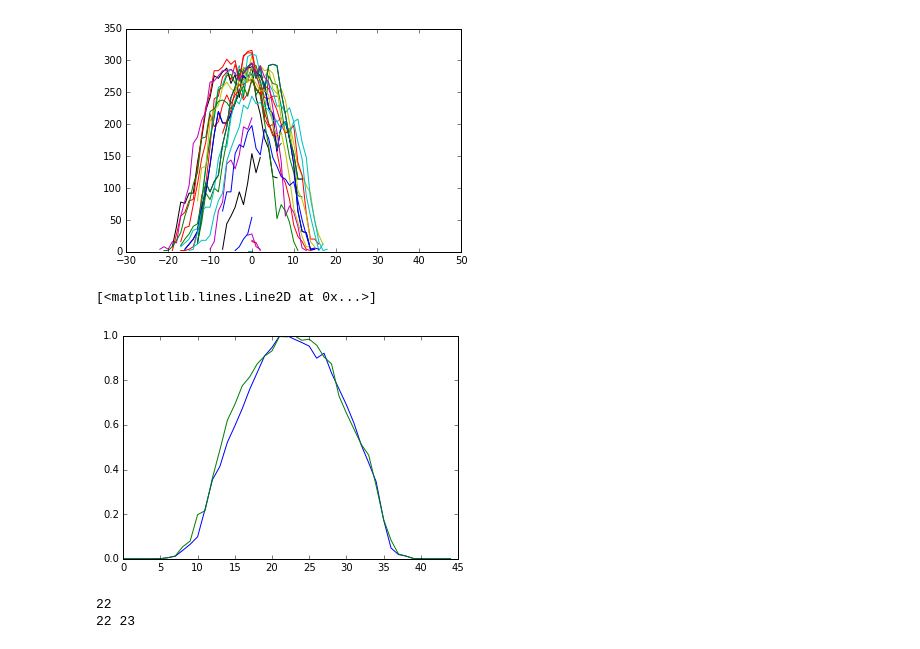
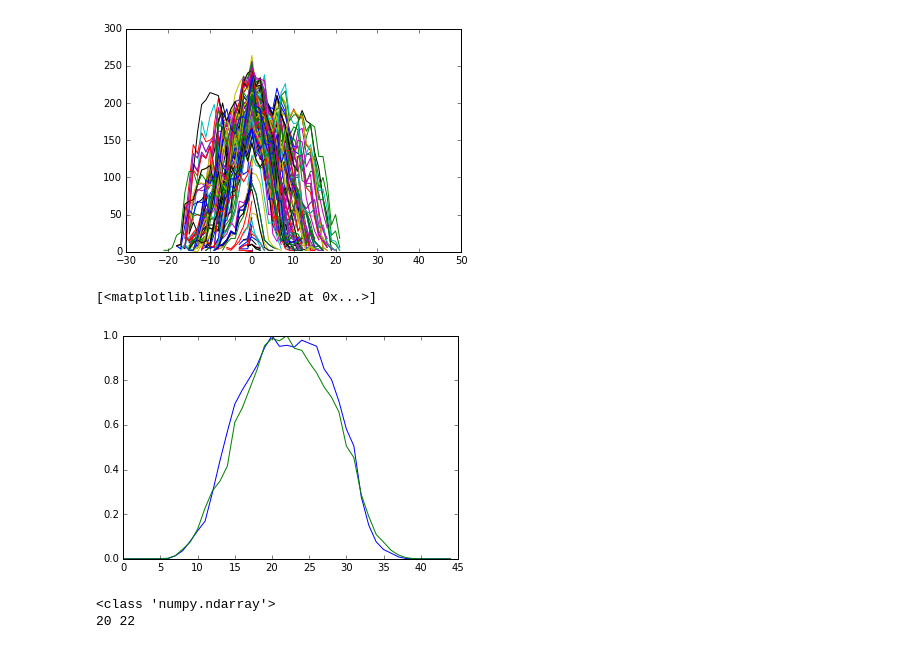
Before and after one commit to agaikova/owl, a Jupyter notebook: owl_stacy_clean.ipynb, the cells around one changed output. Saved outputs shown, nothing was run; the diff lists cells and outputs as text; code cells hidden in the pictures.

```diff
--- a/owl_stacy_clean.ipynb
+++ b/owl_stacy_clean.ipynb
@@ -11,7 +11,7 @@ time_per_val_testing = 0.5
 train_int = 45
 train_time = train_int*time_per_val_testing
 childhood = 20
-t_glasses_on = 20
+t_glasses_on = 200
 training1 = childhood+train_time
 glasses_on = training1+t_glasses_on
 training2 = glasses_on+train_time
@@ -87,8 +87,8 @@ with model:
     glasses2stim = nengo.Connection(glasses, stim[0], synapse = None)
 
     # Connecting a bunch of different ensembles
-    visual_raw = nengo.Ensemble(n_neurons=300, dimensions=3, intercepts = nengo.dists.Uniform(0.81,0.91))
-    auditory = nengo.Ensemble(n_neurons=200, dimensions = 2, intercepts = nengo.dists.Uniform(0.81,0.91))
+    visual_raw = nengo.Ensemble(n_neurons=300, dimensions=3, intercepts = nengo.dists.Uniform(0.87,1.0))
+    auditory = nengo.Ensemble(n_neurons=200, dimensions = 2, intercepts = nengo.dists.Uniform(0.87,1.0))
     stim2use_mod = nengo.Connection(stim, use_mod[0], synapse = None)
     glasses2use_mod = nengo.Connection(glasses, use_mod[1], synapse = None)
     use_mod2vis = nengo.Connection(use_mod, visual_raw[:2], function = convert_to_circle)
@@ -97,7 +97,7 @@ with model:
     # Error stuff
 
     error = nengo.Ensemble(n_neurons = 400, dimensions = 2) #error_fn, size_in = 4, size_out = 2)
-    visual_cor = nengo.Ensemble(n_neurons = 200, dimensions = 2, intercepts = nengo.dists.Uniform(0.81,0.91))
+    visual_cor = nengo.Ensemble(n_neurons = 200, dimensions = 2, intercepts = nengo.dists.Uniform(0.87,1.0))
     vis2vis = nengo.Connection(visual_raw[:2], visual_cor[:2],synapse = None, learning_rule_type = nengo.PES(learning_rate= 3e-4))
     #vis2vis.learning_rule_type = nengo.PES()
     #nengo.Connection(error, vis2vis.learning_rule)
@@ -108,9 +108,9 @@ with model:
     nengo.Connection(error, vis2vis.learning_rule)
 
     probe = nengo.Probe(visual_cor.neurons)
-    probe2 = nengo.Probe(visual_raw.neurons)
-    probe_usemod = nengo.Probe(use_mod)
-    probe_stim = nengo.Probe(stim)
+    #probe2 = nengo.Probe(visual_raw.neurons)
+    #probe_usemod = nengo.Probe(use_mod)
+    #probe_stim = nengo.Probe(stim)
 # %%
 sim = nengo.Simulator(model)
 sim.run(training2)
@@ -144,7 +141,7 @@ pylab.plot(stim_data)
 # vis_cor ensemble, both before and after learing (supposedly) happens
 # They are all plotted on the same graph because I'm lazy
 
-number_of_neurons = 40
+number_of_neurons = 200
 mean1_array = []
 mean2_array = []
 for i in range(number_of_neurons):
@@ -181,34 +178,34 @@ for i in range(number_of_neurons):
 
         l2 = ind2[0][0]
         r2 = ind2[-1][-1]
         ind2[:] = [(x-increment) for x in ind2]
         x_axis2 = np.transpose(ind2[-1])
 
         if mean1_activity[l:r].shape != x_axis1.shape:
             r += 1
             if mean1_activity[l:r].shape != x_axis1.shape:
                 i +=1
             else:
                 mean1_array.append(mean1_activity[l:r])
                 pylab.plot(x_axis1, mean1_activity[l:r])
 
         if mean2_activity[l2:r2].shape != x_axis2.shape:
             r2 +=1
             if mean2_activity[l2:r2].shape != x_axis2.shape:
                 i +=1
             else:
                 mean2_array.append(mean2_activity[l2:r2])
                 #pylab.plot(x_axis2, mean2_activity[l2:r2])
         elif mean1_activity[l:r].shape == x_axis1.shape and mean2_activity[l2:r2].shape == x_axis2.shape:
             mean1_array.append(mean1_activity[l:r])
             pylab.plot(x_axis1, mean1_activity[l:r])
 
             mean2_array.append(mean2_activity[l2:r2])
             #pylab.plot(x_axis2, mean2_activity[l2:r2])
         else:
             i+=1
 # %% [output]
-[figure, old version]
+[figure, new version]
 # %%
 # This function takes the average of those curves, which is stupidly annoying
 # to write since all the arrays appended were of different sizes
@@ -267,16 +265,35 @@ data2 = take_average(mean2_array, mean2_activity, master2)
 
 data1 = mean(data1, 0)
 data2 = mean(data2, 0)
+"""
 
+x = np.where(data1 == np.max(data1))[0][0]
+#print(x)
+x = int(x)
+
+x2 = np.where(data2 == data2.max())[0][0]
+x2 = int(x2)
+shift = x2 - x
+
+width = (np.where(data1>0))[0][0] - (np.where(data1>0))[-1][-1]
+
+#pylab.plot(shift)
+width_a = [(np.where(data1>0))[0][0], (np.where(data1>0))[-1][-1]]
+middle = int(np.mean(width_a))
+pos_dist = (np.where(data1>0))[-1][-1] - middle
+neg_dist = middle - (np.where(data1>0))[0][0]
+curve_width = (np.where(data1>0))[-1][-1] - (np.where(data1>0))[0][0]
+"""
 pylab.plot(data1)
 pylab.plot(data2)
 # %% [output]
 [<matplotlib.lines.Line2D at 0x...>]
-[figure, old version]
+[figure, new version]
 # %%
 # Now that it's all normalized, we want to centre it again (in hindsight, it would have been wise to
 # write a "centre data" function)
-
+data1 = np.asarray(data1)
+print(type(data1))
 ind_m1 = np.where(data1 == data1.max())[0]
 inc_final = int(max(ind_m1))
 indicies_to_adjust_m1 = np.asarray(np.where(data1 > 0))
@@ -298,8 +315,16 @@ r4 = (indicies_to_adjust_m2[-1][-1])
 indicies_to_adjust_m2[:] = [(x-inc_final) for x in indicies_to_adjust_m2]
 x_axis_m2 = np.transpose(indicies_to_adjust_m2[-1])
 
+
+width_a = [(np.where(data1>0))[0][0], (np.where(data1>0))[-1][-1]]
+middle = int(np.mean(width_a))
+pos_dist = (np.where(data1>0))[-1][-1] - middle
+neg_dist = middle - (np.where(data1>0))[0][0]
+curve_width = (np.where(data1>0))[-1][-1] - (np.where(data1>0))[0][0]
+
+
 print(inc_final, inc_final2)
 # %% [output]
-22
-22 23
+<class 'numpy.ndarray'>
+20 22
 # %%
```
Also changed, not shown: parts of 5 cells of this notebook, 7 other files.
